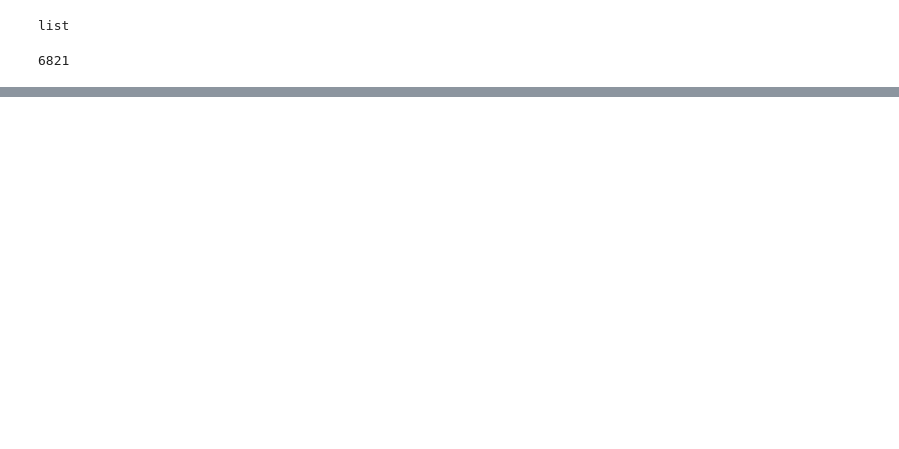
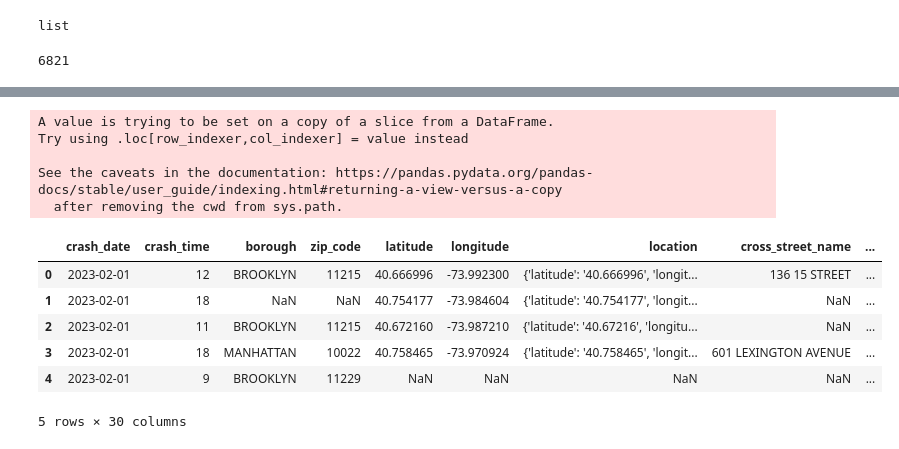
Before and after one commit to yashkansal97/nyc-traffic-collisions-analysis, a Jupyter notebook: traffic-collisions-ETL.ipynb, the cells around one changed output, grey strips where cells are left out. Cells and saved outputs as stored; diff of their text form; code cells hidden in the pictures; blank space fills up the shorter version.

```diff
--- a/traffic-collisions-ETL.ipynb
+++ b/traffic-collisions-ETL.ipynb
@@ -19,0 +137,5 @@ len(data)
+# %%
+columns_to_int = ['number_of_persons_injured', 'number_of_persons_killed', 'number_of_pedestrians_injured', 'number_of_pedestrians_killed',
+                  'number_of_cyclist_injured', 'number_of_cyclist_killed', 'number_of_motorist_injured', 'number_of_motorist_killed']
+df_dropped[columns_to_int] = df_dropped[columns_to_int].astype(int)
+df_dropped.info()
@@ -19,0 +165,3 @@ len(data)
+# %%
+df_dropped[['latitude','longitude']] = df_dropped[['latitude','longitude']].astype(float)
+df_dropped.info()
@@ -19,0 +186,19 @@ len(data)
+# %%
+df_binned = df_dropped
+bins = [0,4,8,12,16,20,24]
+labels = ["12AM - 4AM","4AM - 8AM","8AM - 12PM","12PM - 4PM","4PM - 8PM","8PM - 12AM"]
+df_binned['period_of_day'] = pd.cut(x = df_binned['crash_time'], bins = bins, labels = labels)
+df_binned.head()
+# %% [output]
+A value is trying to be set on a copy of a slice from a DataFrame.
+Try using .loc[row_indexer,col_indexer] = value instead
+
+See the caveats in the documentation: https://pandas.pydata.org/pandas-docs/stable/user_guide/indexing.html#returning-a-view-versus-a-copy
+  after removing the cwd from sys.path.
+|  | crash_date | crash_time | borough | zip_code | latitude | longitude | location | cross_street_name | ... |
+| 0 | 2023-02-01 | 12 | BROOKLYN | 11215 | 40.666996 | -73.992300 | {'latitude': '40.666996', 'longit... | 136 15 STREET | ... |
+| 1 | 2023-02-01 | 18 | NaN | NaN | 40.754177 | -73.984604 | {'latitude': '40.754177', 'longit... | NaN | ... |
+| 2 | 2023-02-01 | 11 | BROOKLYN | 11215 | 40.672160 | -73.987210 | {'latitude': '40.67216', 'longitu... | NaN | ... |
+| 3 | 2023-02-01 | 18 | MANHATTAN | 10022 | 40.758465 | -73.970924 | {'latitude': '40.758465', 'longit... | 601 LEXINGTON AVENUE | ... |
+| 4 | 2023-02-01 | 9 | BROOKLYN | 11229 | NaN | NaN | NaN | NaN | ... |
+5 rows × 30 columns
```
Also changed, not shown: parts of 14 cells of this notebook, 2 other files.
